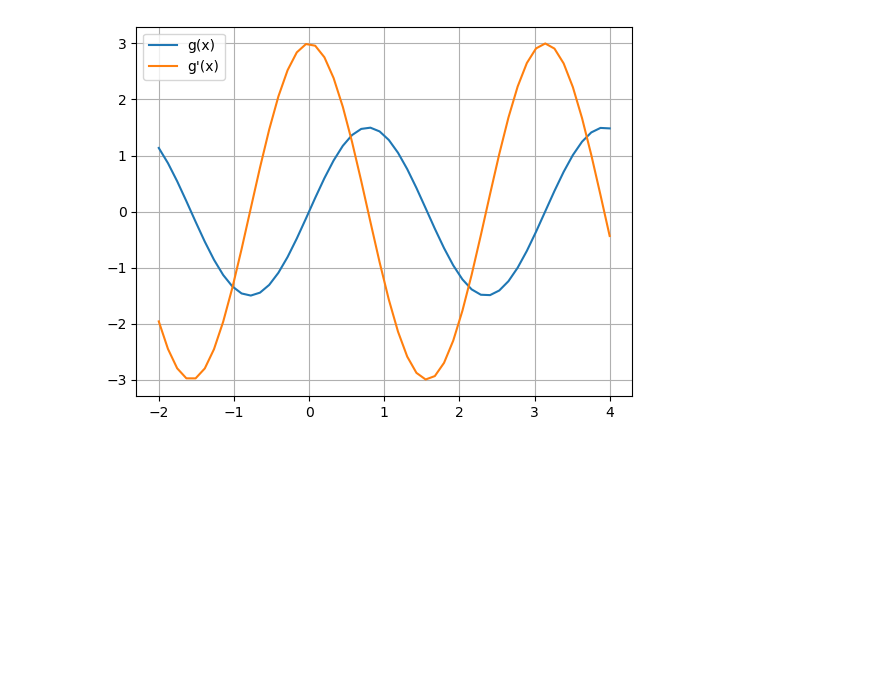
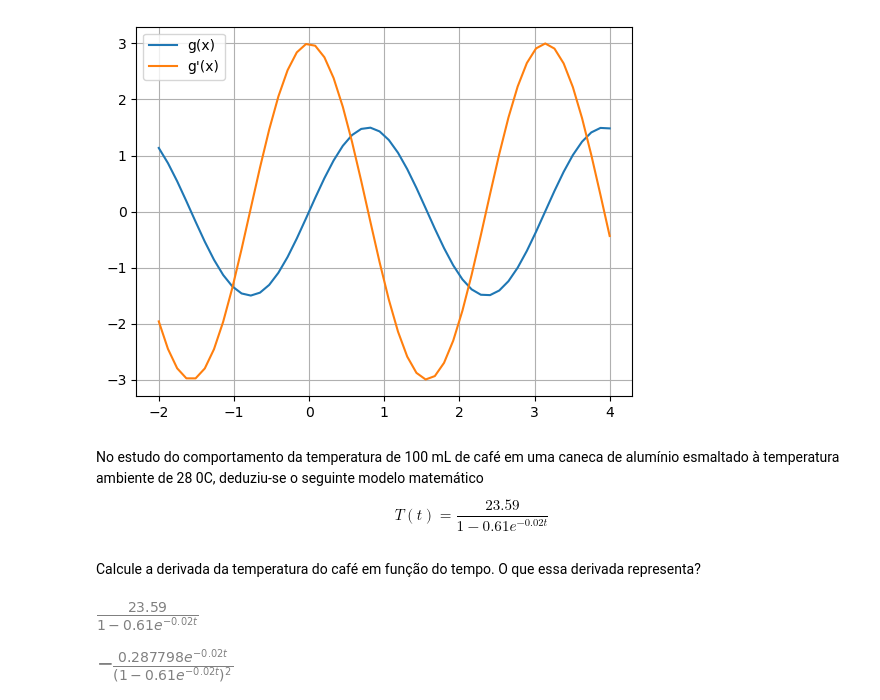
Before and after one commit to samirsaravia/AL-Calc, a Jupyter notebook: Calculo/HW-derivadas3.ipynb, the cells around one changed output. Cells and saved outputs as stored; diff of their text form; code cells hidden in the pictures; blank space fills up the shorter version.

```diff
--- a/Calculo/HW-derivadas3.ipynb
+++ b/Calculo/HW-derivadas3.ipynb
@@ -293,3 +293,21 @@ y41y = y41f(y4x)
 grafico(y4x, y4y, y41y)
 # %% [output]
 [figure]
+# %% [markdown]
+No estudo do comportamento da temperatura de
+100 mL de café em uma caneca de alumínio
+esmaltado à temperatura ambiente de 28 0C,
+deduziu-se o seguinte modelo matemático
+$$T(t)=\frac{23.59}{1-0.61e^{-0.02t}}$$
+# %% [markdown]
+Calcule a derivada da temperatura do café em função do tempo. O que essa derivada representa?
+# %%
+T1 = 23.59/(1-0.61*exp(-0.02*t))
+T1
+# %% [output]
+[figure, added]
+# %%
+T11 = diff(T1, t)
+T11
+# %% [output]
+[figure, added]
```
Also changed, not shown: parts of 5 cells of this notebook.
